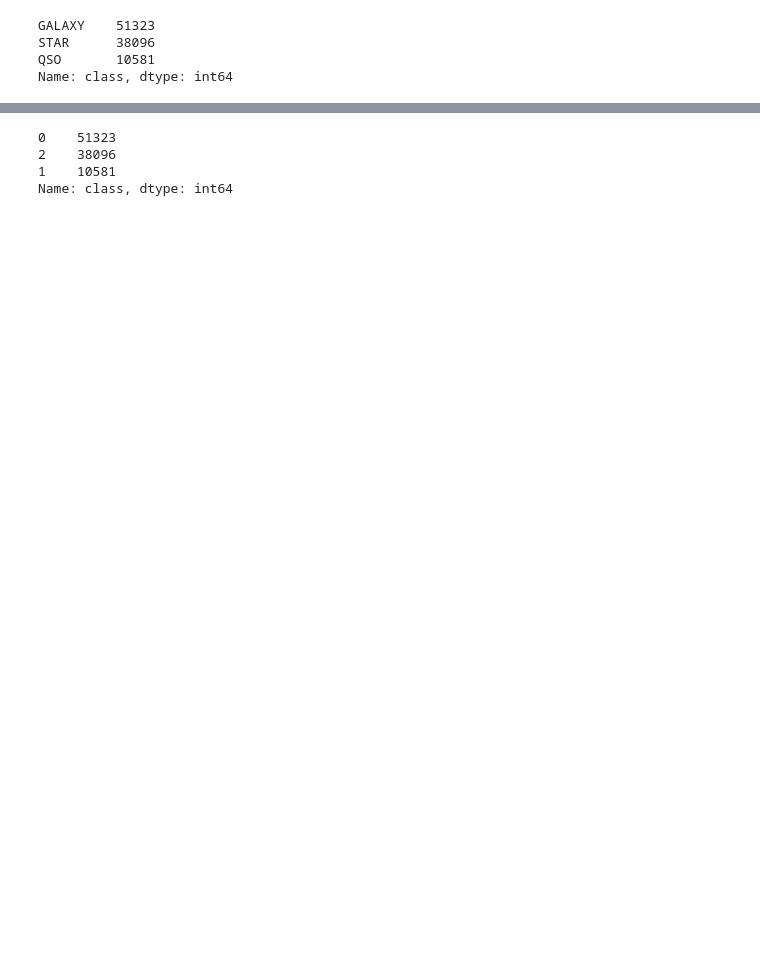
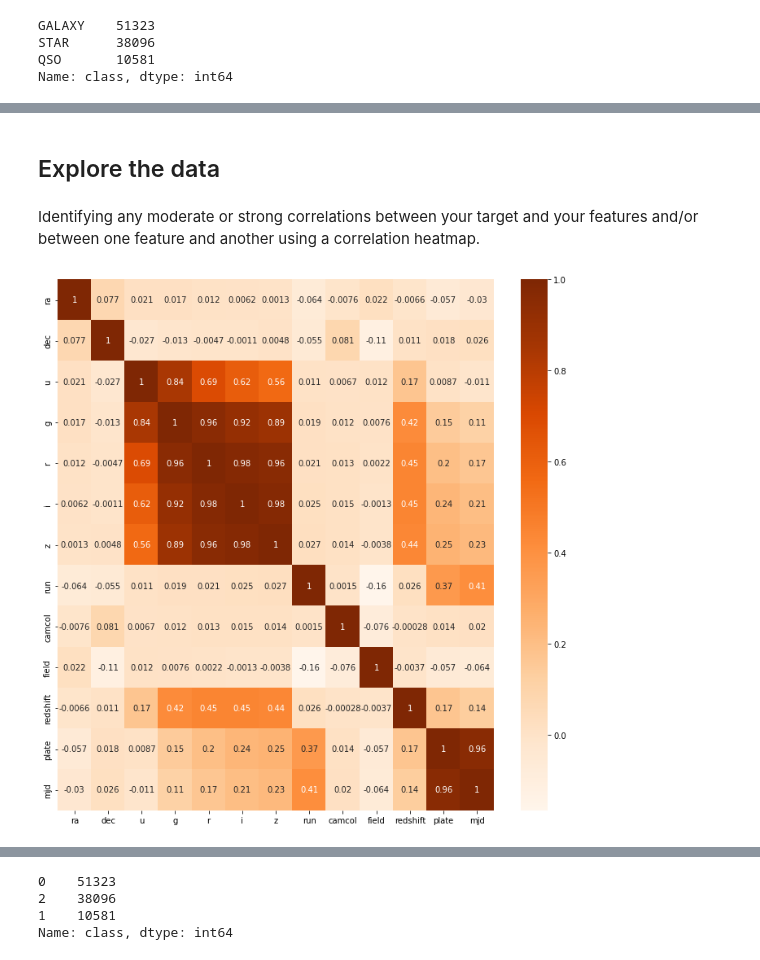
Before and after one commit to hansolothe3rd/MACHINE-LEARNING, a Jupyter notebook: Sloan_Digital_Sky_Survey_DR16_Exploration_P4.ipynb, the cells around one changed output, grey strips where cells are left out. Drawn from its saved outputs; the diff is of its cells as text; code cells hidden in the pictures; blank space fills up the shorter version.

```diff
--- a/Sloan_Digital_Sky_Survey_DR16_Exploration_P4.ipynb
+++ b/Sloan_Digital_Sky_Survey_DR16_Exploration_P4.ipynb
@@ -205,0 +218,10 @@ Name: class, dtype: int64
+# %% [markdown]
+## Explore the data
+# %% [markdown]
+Identifying any moderate or strong correlations between your target and your features and/or between one feature and another using a correlation heatmap.
+# %%
+corr = df_ml.corr()
+plt.figure(figsize=(12,12))
+sns.heatmap(corr, cmap = 'Oranges',annot = True);
+# %% [output]
+[figure, added]
```
Also changed, not shown: parts of 19 cells of this notebook.
